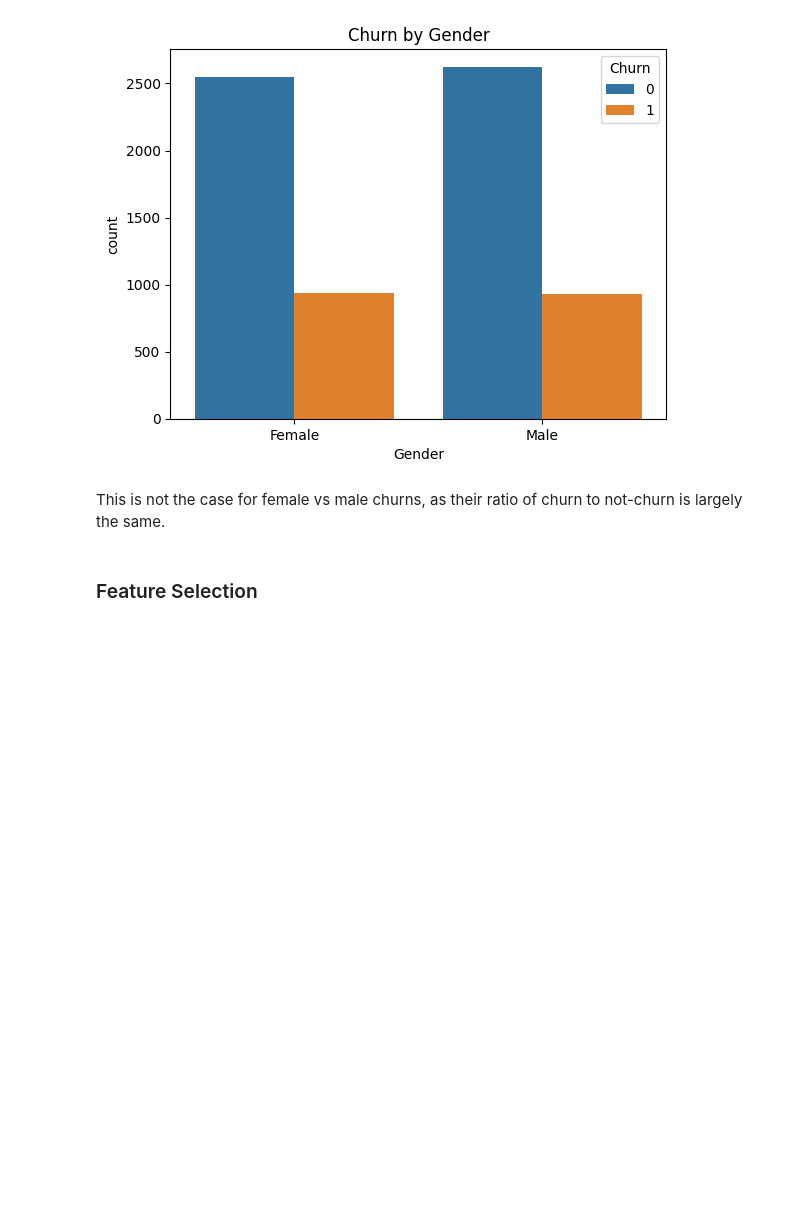
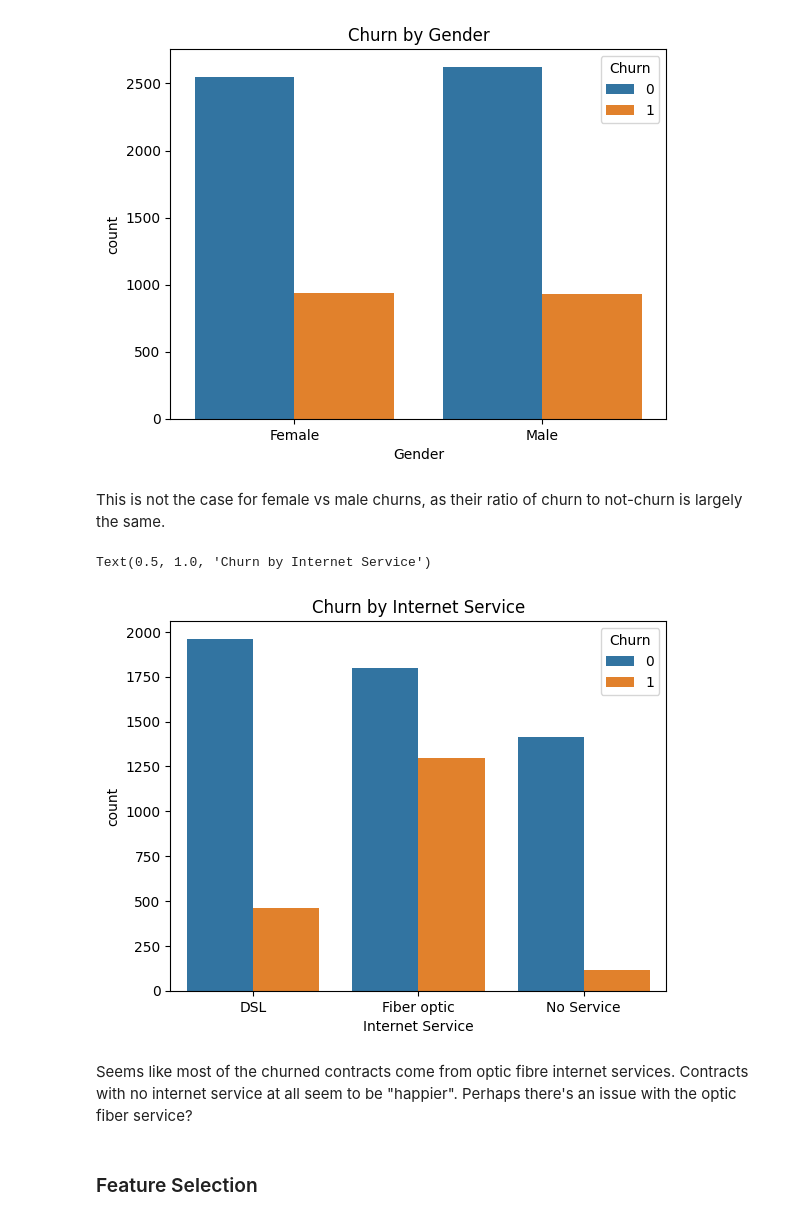
Before and after one commit to MrDonBromo/Telecom-Churn-Prediction, a Jupyter notebook: Final Project.ipynb, the cells around one changed output. Saved outputs shown, nothing was run; the diff lists cells and outputs as text; code cells hidden in the pictures; blank space fills up the shorter version.

```diff
--- a/Final Project.ipynb
+++ b/Final Project.ipynb
@@ -780,6 +780,15 @@ Name: proportion, dtype: float64
 [figure]
 # %% [markdown]
 This is not the case for female vs male churns, as their ratio of churn to not-churn is largely the same.
+# %%
+sns.countplot(data=df_merged, x='InternetService', hue='Churn')
+plt.xlabel('Internet Service')
+plt.title('Churn by Internet Service')
+# %% [output]
+Text(0.5, 1.0, 'Churn by Internet Service')
+[figure, added]
+# %% [markdown]
+Seems like most of the churned contracts come from optic fibre internet services. Contracts with no internet service at all seem to be "happier". Perhaps there's an issue with the optic fiber service?
 # %% [markdown]
 ### Feature Selection
 # %% [markdown]
```
Also changed, not shown: parts of 36 cells of this notebook.
